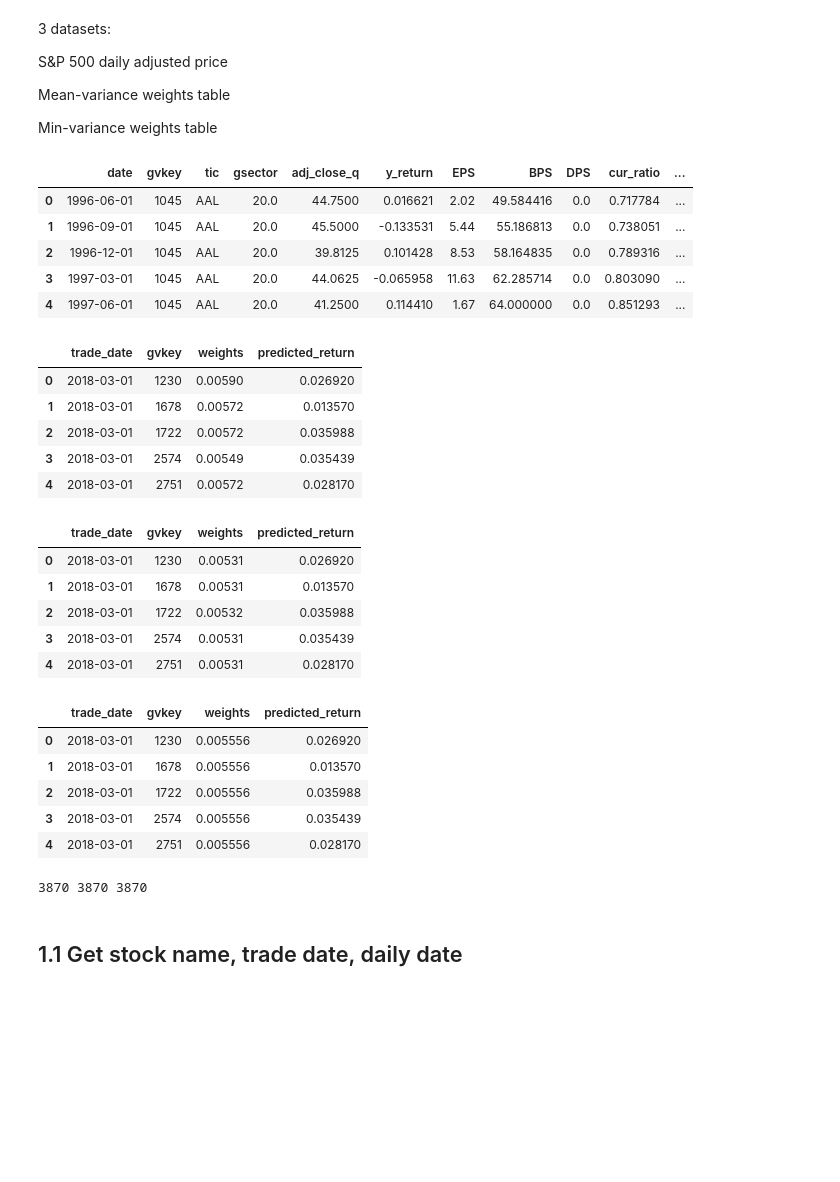
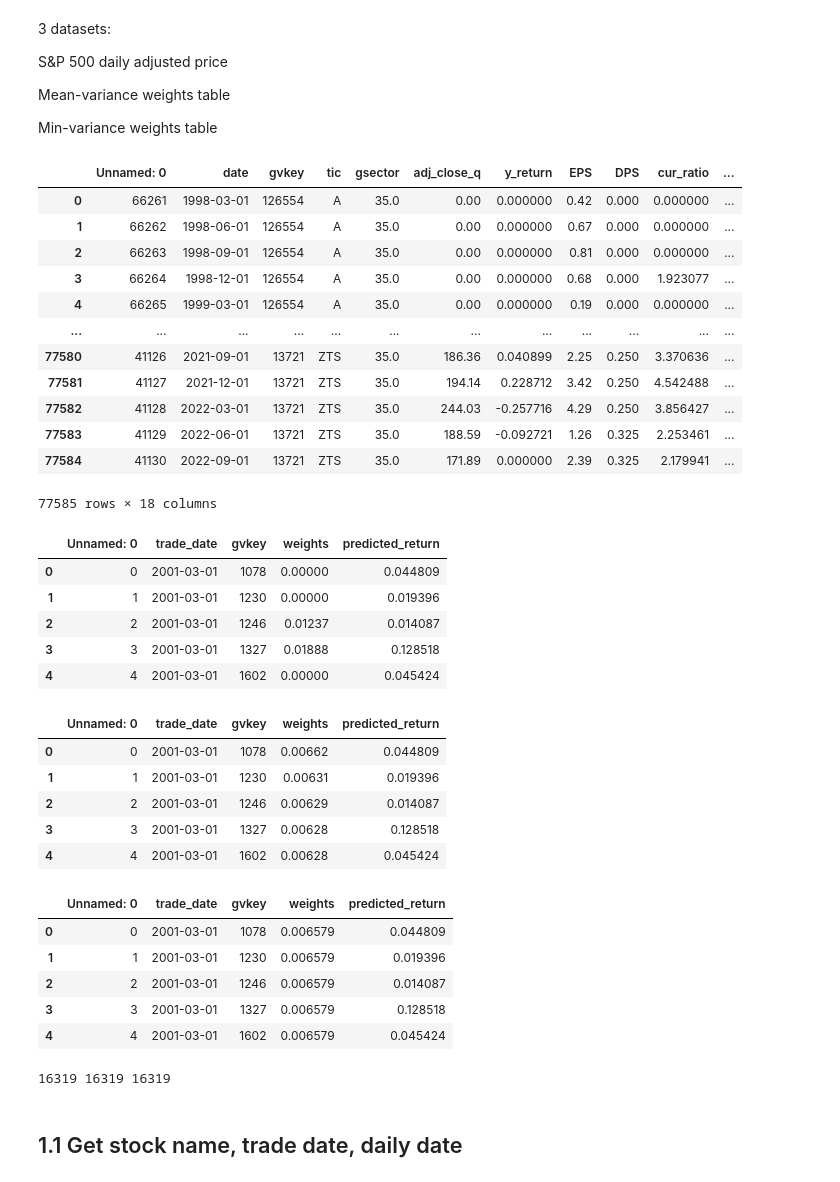
Before and after one commit to AI4Finance-Foundation/FinRL-Trading, a Jupyter notebook: fundamental_back_testing.ipynb, the cells around one changed output. Cells and saved outputs as stored; diff of their text form; code cells hidden in the pictures; blank space fills up the shorter version.

```diff
--- a/fundamental_back_testing.ipynb
+++ b/fundamental_back_testing.ipynb
@@ -19,53 +19,60 @@ Mean-variance weights table
 
 Min-variance weights table
 # %%
-data_adj = pd.read_csv("final_ratios.csv",index_col=0)
-weight_meanv = pd.read_excel('mean_weighted.xlsx',index_col=0)
-weight_minv = pd.read_excel('minimum_weighted.xlsx',index_col=0)
-weight_equal=pd.read_excel('equally_weighted.xlsx',index_col=0)
+data_adj = pd.read_csv("final_ratios_oct.csv")
+weight_meanv = pd.read_excel('mean_weighted_rf.xlsx')
+weight_minv = pd.read_excel('minimum_weighted_rf.xlsx')
+weight_equal=pd.read_excel('equally_weighted_rf.xlsx')
 # %%
-data_adj.head()
+data_adj
 # %% [output]
-|  | date | gvkey | tic | gsector | adj_close_q | y_return | EPS | BPS | DPS | cur_ratio | ... |
-| 0 | 1996-06-01 | 1045 | AAL | 20.0 | 44.7500 | 0.016621 | 2.02 | 49.584416 | 0.0 | 0.717784 | ... |
-| 1 | 1996-09-01 | 1045 | AAL | 20.0 | 45.5000 | -0.133531 | 5.44 | 55.186813 | 0.0 | 0.738051 | ... |
-| 2 | 1996-12-01 | 1045 | AAL | 20.0 | 39.8125 | 0.101428 | 8.53 | 58.164835 | 0.0 | 0.789316 | ... |
-| 3 | 1997-03-01 | 1045 | AAL | 20.0 | 44.0625 | -0.065958 | 11.63 | 62.285714 | 0.0 | 0.803090 | ... |
-| 4 | 1997-06-01 | 1045 | AAL | 20.0 | 41.2500 | 0.114410 | 1.67 | 64.000000 | 0.0 | 0.851293 | ... |
+|  | Unnamed: 0 | date | gvkey | tic | gsector | adj_close_q | y_return | EPS | DPS | cur_ratio | ... |
+| 0 | 66261 | 1998-03-01 | 126554 | A | 35.0 | 0.00 | 0.000000 | 0.42 | 0.000 | 0.000000 | ... |
+| 1 | 66262 | 1998-06-01 | 126554 | A | 35.0 | 0.00 | 0.000000 | 0.67 | 0.000 | 0.000000 | ... |
+| 2 | 66263 | 1998-09-01 | 126554 | A | 35.0 | 0.00 | 0.000000 | 0.81 | 0.000 | 0.000000 | ... |
+| 3 | 66264 | 1998-12-01 | 126554 | A | 35.0 | 0.00 | 0.000000 | 0.68 | 0.000 | 1.923077 | ... |
+| 4 | 66265 | 1999-03-01 | 126554 | A | 35.0 | 0.00 | 0.000000 | 0.19 | 0.000 | 0.000000 | ... |
+| ... | ... | ... | ... | ... | ... | ... | ... | ... | ... | ... | ... |
+| 77580 | 41126 | 2021-09-01 | 13721 | ZTS | 35.0 | 186.36 | 0.040899 | 2.25 | 0.250 | 3.370636 | ... |
+| 77581 | 41127 | 2021-12-01 | 13721 | ZTS | 35.0 | 194.14 | 0.228712 | 3.42 | 0.250 | 4.542488 | ... |
+| 77582 | 41128 | 2022-03-01 | 13721 | ZTS | 35.0 | 244.03 | -0.257716 | 4.29 | 0.250 | 3.856427 | ... |
+| 77583 | 41129 | 2022-06-01 | 13721 | ZTS | 35.0 | 188.59 | -0.092721 | 1.26 | 0.325 | 2.253461 | ... |
+| 77584 | 41130 | 2022-09-01 | 13721 | ZTS | 35.0 | 171.89 | 0.000000 | 2.39 | 0.325 | 2.179941 | ... |
+77585 rows × 18 columns
 # %%
 weight_meanv.head()
 # %% [output]
-|  | trade_date | gvkey | weights | predicted_return |
-| 0 | 2018-03-01 | 1230 | 0.00590 | 0.026920 |
-| 1 | 2018-03-01 | 1678 | 0.00572 | 0.013570 |
-| 2 | 2018-03-01 | 1722 | 0.00572 | 0.035988 |
-| 3 | 2018-03-01 | 2574 | 0.00549 | 0.035439 |
-| 4 | 2018-03-01 | 2751 | 0.00572 | 0.028170 |
+|  | Unnamed: 0 | trade_date | gvkey | weights | predicted_return |
+| 0 | 0 | 2001-03-01 | 1078 | 0.00000 | 0.044809 |
+| 1 | 1 | 2001-03-01 | 1230 | 0.00000 | 0.019396 |
+| 2 | 2 | 2001-03-01 | 1246 | 0.01237 | 0.014087 |
+| 3 | 3 | 2001-03-01 | 1327 | 0.01888 | 0.128518 |
+| 4 | 4 | 2001-03-01 | 1602 | 0.00000 | 0.045424 |
 # %%
 weight_minv.head()
 # %% [output]
-|  | trade_date | gvkey | weights | predicted_return |
-| 0 | 2018-03-01 | 1230 | 0.00531 | 0.026920 |
-| 1 | 2018-03-01 | 1678 | 0.00531 | 0.013570 |
-| 2 | 2018-03-01 | 1722 | 0.00532 | 0.035988 |
-| 3 | 2018-03-01 | 2574 | 0.00531 | 0.035439 |
-| 4 | 2018-03-01 | 2751 | 0.00531 | 0.028170 |
+|  | Unnamed: 0 | trade_date | gvkey | weights | predicted_return |
+| 0 | 0 | 2001-03-01 | 1078 | 0.00662 | 0.044809 |
+| 1 | 1 | 2001-03-01 | 1230 | 0.00631 | 0.019396 |
+| 2 | 2 | 2001-03-01 | 1246 | 0.00629 | 0.014087 |
+| 3 | 3 | 2001-03-01 | 1327 | 0.00628 | 0.128518 |
+| 4 | 4 | 2001-03-01 | 1602 | 0.00628 | 0.045424 |
 # %%
 weight_equal.head()
 # %% [output]
-|  | trade_date | gvkey | weights | predicted_return |
-| 0 | 2018-03-01 | 1230 | 0.005556 | 0.026920 |
-| 1 | 2018-03-01 | 1678 | 0.005556 | 0.013570 |
-| 2 | 2018-03-01 | 1722 | 0.005556 | 0.035988 |
-| 3 | 2018-03-01 | 2574 | 0.005556 | 0.035439 |
-| 4 | 2018-03-01 | 2751 | 0.005556 | 0.028170 |
+|  | Unnamed: 0 | trade_date | gvkey | weights | predicted_return |
+| 0 | 0 | 2001-03-01 | 1078 | 0.006579 | 0.044809 |
+| 1 | 1 | 2001-03-01 | 1230 | 0.006579 | 0.019396 |
+| 2 | 2 | 2001-03-01 | 1246 | 0.006579 | 0.014087 |
+| 3 | 3 | 2001-03-01 | 1327 | 0.006579 | 0.128518 |
+| 4 | 4 | 2001-03-01 | 1602 | 0.006579 | 0.045424 |
 # %%
 #the length of the 3 tables should be the same
 print(len(weight_meanv),
 len(weight_minv),
 len(weight_equal))
 # %% [output]
-3870 3870 3870
+16319 16319 16319
 # %% [markdown]
 ## 1.1 Get stock name, trade date, daily date
 # %% [markdown]
```
Also changed, not shown: parts of 31 cells of this notebook.
